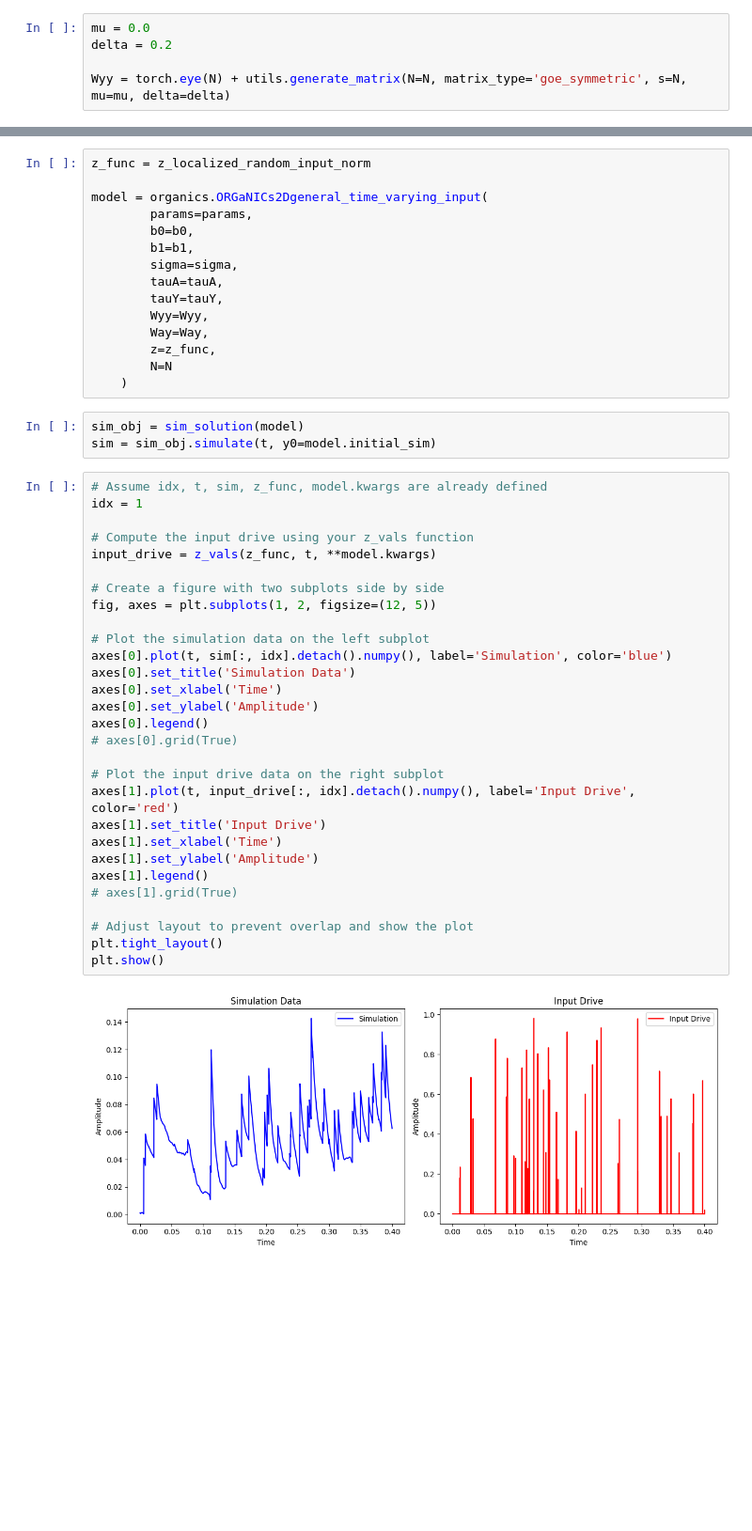
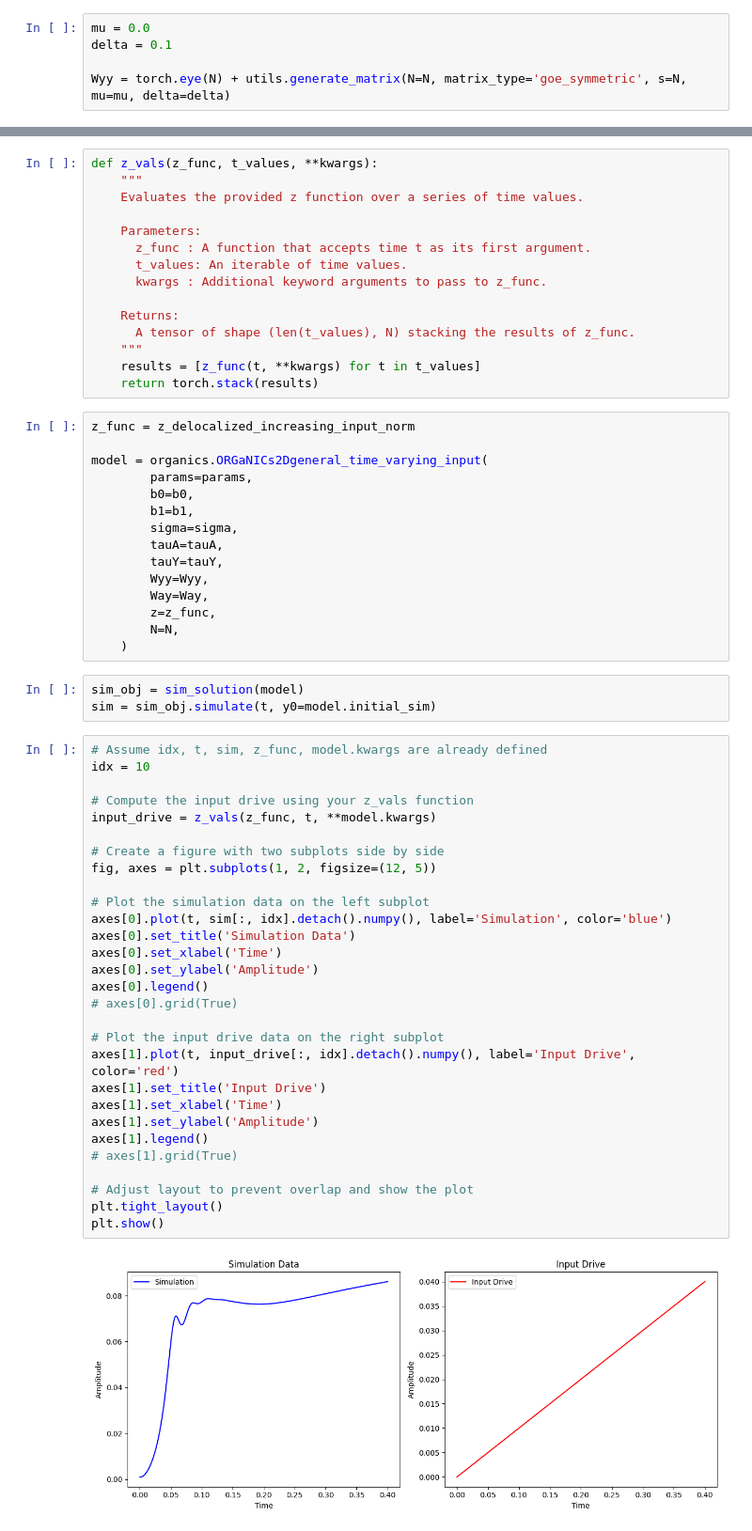
Before and after one commit to shivangrawat/perturbed_organics, a Jupyter notebook: examples/time_varying.ipynb, the cells around one changed output, grey strips where cells are left out. Shown at 94% size. Cells and saved outputs as stored; diff of their text form; blank space fills up the shorter version.

```diff
--- a/examples/time_varying.ipynb
+++ b/examples/time_varying.ipynb
@@ -34,7 +34,7 @@ tauY = 0.002 + 0 * torch.abs(torch.randn(N) * 0.001)
 Way = torch.ones(N, N)
 # %%
 mu = 0.0
-delta = 0.2
+delta = 0.1
 
 Wyy = torch.eye(N) + utils.generate_matrix(N=N, matrix_type='goe_symmetric', s=N, mu=mu, delta=delta)
 # %%
@@ -174,5 +182,20 @@ def z_vals(z_func, t_values, **kwargs):
+# %%
+def z_vals(z_func, t_values, **kwargs):
+    """
+    Evaluates the provided z function over a series of time values.
+
+    Parameters:
+      z_func : A function that accepts time t as its first argument.
+      t_values: An iterable of time values.
+      kwargs : Additional keyword arguments to pass to z_func.
+
+    Returns:
+      A tensor of shape (len(t_values), N) stacking the results of z_func.
+    """
+    results = [z_func(t, **kwargs) for t in t_values]
+    return torch.stack(results)
 # %%
-z_func = z_localized_random_input_norm
+z_func = z_delocalized_increasing_input_norm
 
 model = organics.ORGaNICs2Dgeneral_time_varying_input(
         params=params,
@@ -184,39 +207,39 @@ model = organics.ORGaNICs2Dgeneral_time_varying_input(
         Wyy=Wyy,
         Way=Way,
         z=z_func,
-        N=N
+        N=N,
     )
 # %%
 sim_obj = sim_solution(model)
 sim = sim_obj.simulate(t, y0=model.initial_sim)
 # %%
 # Assume idx, t, sim, z_func, model.kwargs are already defined
-idx = 1
+idx = 10
 
 # Compute the input drive using your z_vals function
 input_drive = z_vals(z_func, t, **model.kwargs)
 
 # Create a figure with two subplots side by side
 fig, axes = plt.subplots(1, 2, figsize=(12, 5))
 
 # Plot the simulation data on the left subplot
 axes[0].plot(t, sim[:, idx].detach().numpy(), label='Simulation', color='blue')
 axes[0].set_title('Simulation Data')
 axes[0].set_xlabel('Time')
 axes[0].set_ylabel('Amplitude')
 axes[0].legend()
 # axes[0].grid(True)
 
 # Plot the input drive data on the right subplot
 axes[1].plot(t, input_drive[:, idx].detach().numpy(), label='Input Drive', color='red')
 axes[1].set_title('Input Drive')
 axes[1].set_xlabel('Time')
 axes[1].set_ylabel('Amplitude')
 axes[1].legend()
 # axes[1].grid(True)
 
 # Adjust layout to prevent overlap and show the plot
 plt.tight_layout()
 plt.show()
 # %% [output]
-[figure, old version]
+[figure, new version]
```
Also changed, not shown: parts of 2 cells of this notebook, 7 other files.
